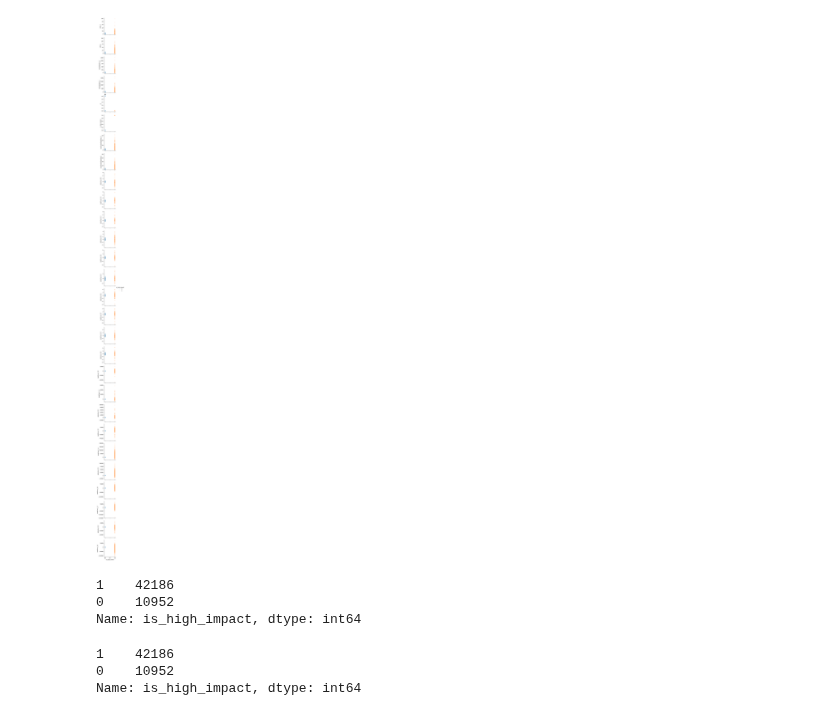
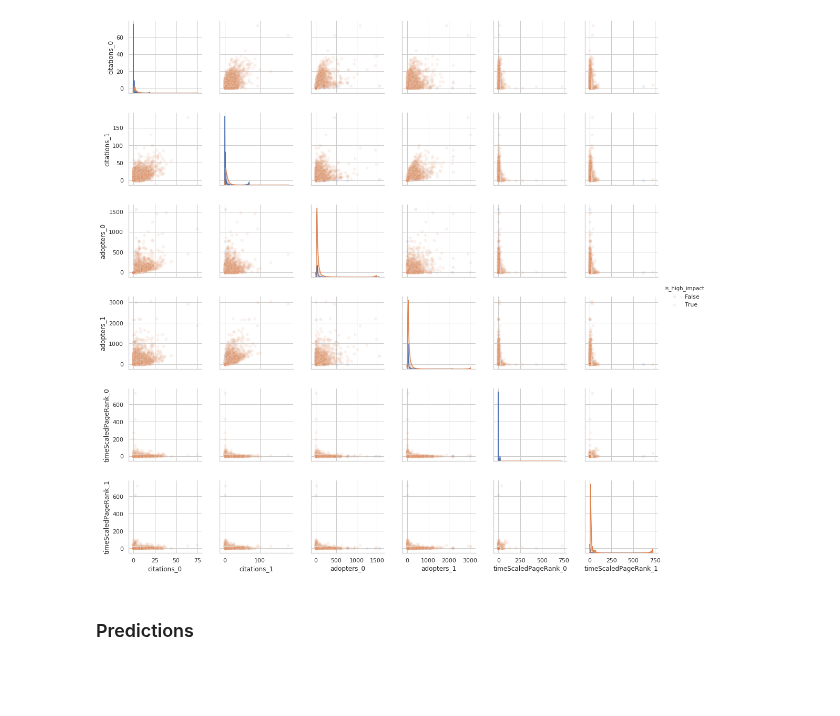
Before and after one commit to timholds/Graph-Embeddings, a Jupyter notebook: notebooks/ImpactPrediction/prediction_earlyWarning.ipynb, the cells around one changed output. Cells and saved outputs as stored; diff of their text form; code cells hidden in the pictures; blank space fills up the shorter version.

Commit message:
impact prediction

```diff
--- a/notebooks/ImpactPrediction/prediction_earlyWarning.ipynb
+++ b/notebooks/ImpactPrediction/prediction_earlyWarning.ipynb
@@ -99,13 +74,14 @@ Query completed in 0.41 minutes.
 # %%
-df = pd.concat([df_pos, df_neg])
+n2vdims = len(data.loc[0,'node2vec_0'])
 
-df = pd.concat([df, df.loc[:,'node2vec_0'].apply(pd.Series)], axis=1) \
-        .rename(columns=dict(zip(range(10), ["node2vec_0_{}".format(i) for i in range(10)])))
+df = pd.concat([data, data.loc[:,'node2vec_0'].apply(pd.Series)], axis=1) \
+        .rename(columns=dict(zip(range(n2vdims),
+                                 ["node2vec_0_{}".format(i) for i in range(n2vdims)])))
+df = pd.concat([df, data.loc[:,'node2vec_1'].apply(pd.Series)], axis=1) \
+        .rename(columns=dict(zip(range(n2vdims),
+                                 ["node2vec_1_{}".format(i) for i in range(n2vdims)])))
 
-df = pd.concat([df, df.loc[:,'node2vec_1'].apply(pd.Series)], axis=1) \
-        .rename(columns=dict(zip(range(10), ["node2vec_1_{}".format(i) for i in range(10)])))
-
-df = df.drop(['node2vec_0', 'node2vec_1', 'year'], axis=1)
-# df = df.dropna()
+df = df.drop(['node2vec_0', 'node2vec_1'], axis=1)
+df = df.dropna()
 
 df.describe()
@@ -123,8 +90,28 @@ df.describe()
+# %%
+pctile = .95
+df['is_high_impact'] = df['timeScaledPageRank_5'] > df['timeScaledPageRank_5'].quantile(q=pctile)
+
+print(df['is_high_impact'].value_counts())
+count_class_0, count_class_1 = df['is_high_impact'].value_counts()
+df_class_0 = df[df['is_high_impact'] == 0]
+df_class_1 = df[df['is_high_impact'] == 1]
+if count_class_1 > count_class_0:
+    df_class_1_under = df_class_1.sample(count_class_0)
+    df = pd.concat([df_class_1_under, df_class_0], axis=0)
+else:
+    df_class_0_under = df_class_0.sample(count_class_1)
+    df = pd.concat([df_class_1, df_class_0_under], axis=0)
+print(df['is_high_impact'].value_counts())
 # %%
-import seaborn as sns
+cols_to_plot=['citations_0', 'citations_1', 'citations_5'
+              'adopters_0', 'adopters_1',
+              'timeScaledPageRank_0', 'timeScaledPageRank_1', 'timeScaledPageRank_5'
+                 ]
+
 g = sns.pairplot(df,
-                 y_vars=df.columns,
-                 x_vars=['is_high_impact'],
-                 hue='is_high_impact', plot_kws=dict(s=50, alpha=0.1))
+                 y_vars=cols_to_plot,
+                 x_vars=cols_to_plot,
+                 hue='is_high_impact',
+                 plot_kws=dict(s=35, alpha=0.1))
 # %% [output]
-[figure, old version]
+[figure, new version]
@@ -136,22 +118,3 @@ from sklearn.tree import DecisionTreeClassifier
-# %%
-df['is_high_impact'].value_counts()
-# %% [output]
-1    42186
-0    10952
-Name: is_high_impact, dtype: int64
-# %%
-count_class_0, count_class_1 = df['is_high_impact'].value_counts()
-df_class_0 = df[df['is_high_impact'] == 0]
-df_class_1 = df[df['is_high_impact'] == 1]
-
-# df_class_0_under = df_class_0.sample(count_class_1)
-df_class_1_under = df_class_1.sample(count_class_0)
-
-df = pd.concat([df_class_1_under, df_class_0], axis=0)
-
-df['is_high_impact'].value_counts()
-# %% [output]
-1    42186
-0    10952
-Name: is_high_impact, dtype: int64
+# %% [markdown]
+### Predictions
 # %%
```
Also changed, not shown: parts of 17 cells of this notebook, 3 other files.
